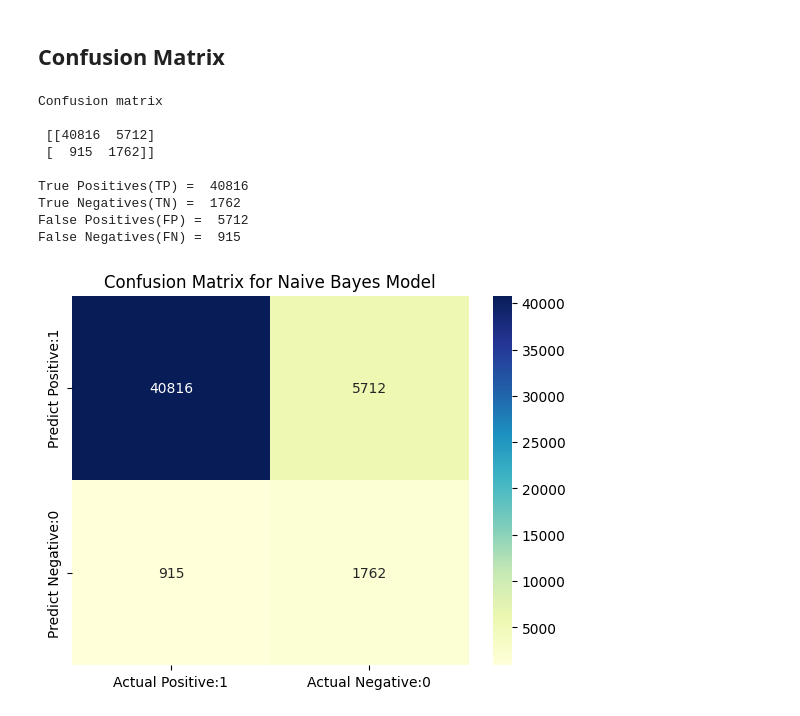
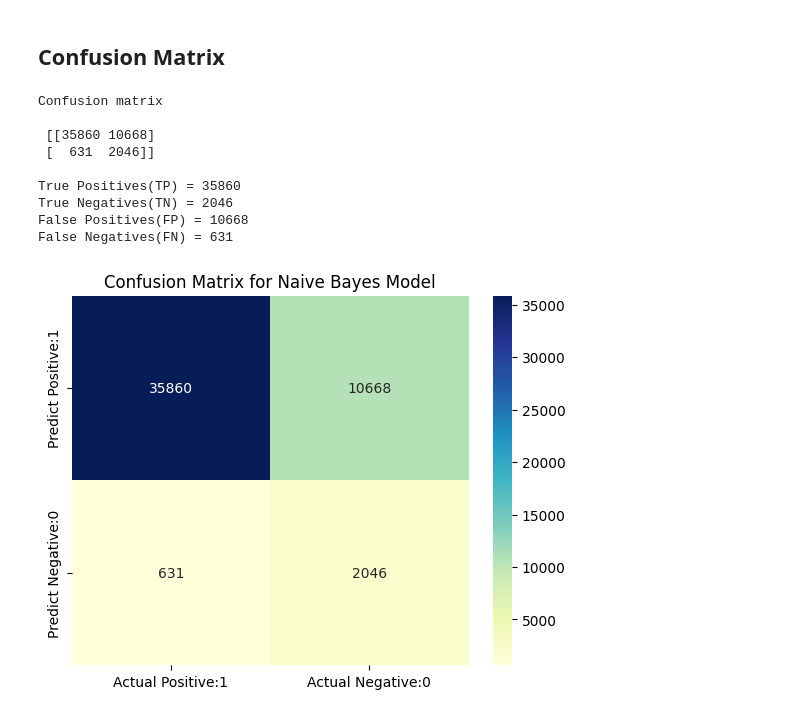
Before and after one commit to devinaarr/Tubes-AIFB, a Jupyter notebook: tubes-aifb.ipynb, the cells around one changed output. Cells and saved outputs as stored; diff of their text form; code cells hidden in the pictures.

```diff
--- a/tubes-aifb.ipynb
+++ b/tubes-aifb.ipynb
@@ -341,14 +341,16 @@ dtype: float64
 ## Selecting the top XX features
 # %%
 sorted_mutual_info = mutual_info.sort_values(ascending=False)
-top_10_columns = sorted_mutual_info.head(10).index
+
+# get the ones with more than 0.001
+selected_features = mutual_info[mutual_info > 0.001].index
 
 # Subset your feature matrix with the top 10 columns
-X_train_top_10 = X_train[top_10_columns]
-X_train = X_train_top_10
+X_train_selected = X_train[selected_features]
+X_train = X_train_selected
 
-X_test_top_10 = X_test[top_10_columns]
-X_test = X_test_top_10
+X_test_selected = X_test[selected_features]
+X_test = X_test_selected
 # %% [markdown]
 # Oversampling and Undersampling
 # %%
@@ -499,6 +501,6 @@ gnb.fit(X_train, y_train)
 # %% [output]
 GaussianNB()
 # %%
-y_pred = gnb.predict(X_test)
-y_pred
+gnb_y_pred = gnb.predict(X_test)
+gnb_y_pred
 # %% [output]
@@ -553,33 +555,33 @@ In our GNB model, the null accuracy score is higher than the accuracy score.
 # %% [markdown]
 ## Confusion Matrix
 # %%
-cm = confusion_matrix(y_test, y_pred)
+gnb_cm = confusion_matrix(y_test, gnb_y_pred)
 
-print('Confusion matrix\n\n', cm)
-print('\nTrue Positives(TP) = ', cm[0,0])
-print('True Negatives(TN) = ', cm[1,1])
-print('False Positives(FP) = ', cm[0,1])
-print('False Negatives(FN) = ', cm[1,0])
+print('Confusion matrix\n\n', gnb_cm)
+print('\nTrue Positives(TP) =', gnb_cm[0,0])
+print('True Negatives(TN) =', gnb_cm[1,1])
+print('False Positives(FP) =', gnb_cm[0,1])
+print('False Negatives(FN) =', gnb_cm[1,0])
 # %% [output]
 Confusion matrix
 
- [[40816  5712]
- [  915  1762]]
+ [[35860 10668]
+ [  631  2046]]
 
-True Positives(TP) =  40816
-True Negatives(TN) =  1762
-False Positives(FP) =  5712
-False Negatives(FN) =  915
+True Positives(TP) = 35860
+True Negatives(TN) = 2046
+False Positives(FP) = 10668
+False Negatives(FN) = 631
 # %%
 # visualize confusion matrix with seaborn heatmap
 
-cm_matrix = pd.DataFrame(data=cm, columns=['Actual Positive:1', 'Actual Negative:0'],
+gnb_cm_matrix = pd.DataFrame(data=gnb_cm, columns=['Actual Positive:1', 'Actual Negative:0'],
                                  index=['Predict Positive:1', 'Predict Negative:0'])
-sns.heatmap(cm_matrix, annot=True, fmt='d', cmap='YlGnBu')
+sns.heatmap(gnb_cm_matrix, annot=True, fmt='d', cmap='YlGnBu')
 plt.title('Confusion Matrix for Naive Bayes Model')
 plt.show()
 # %% [output]
-[figure, old version]
+[figure, new version]
 # %%
 print(metrics.classification_report(y_test, y_pred))
 # %% [output]
```
Also changed, not shown: parts of 15 cells of this notebook.
